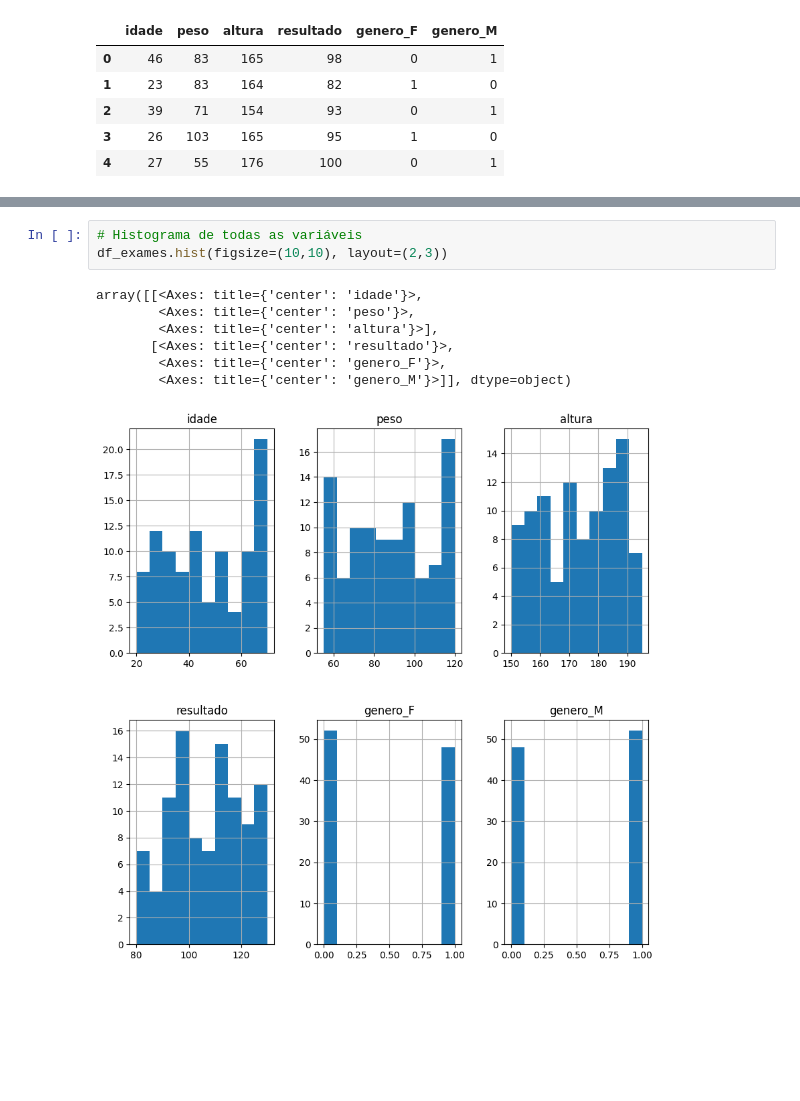
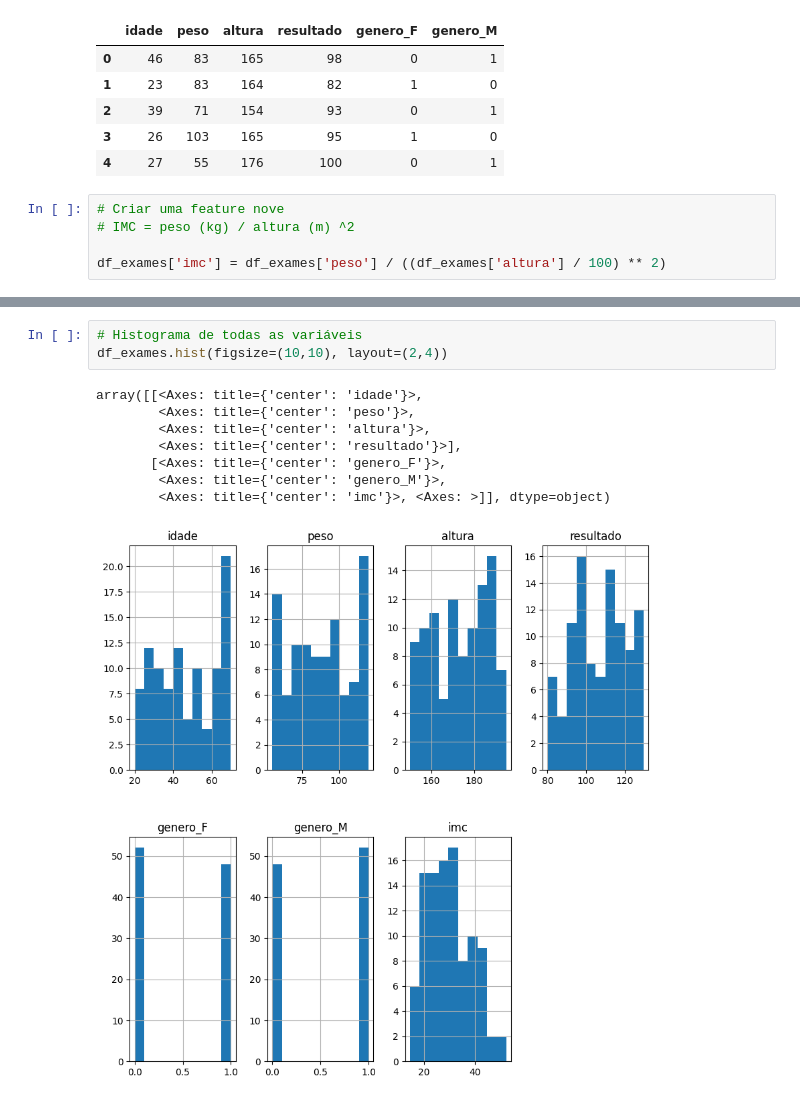
Before and after one commit to Tamicktom/modelo-diabetes, a Jupyter notebook: modelo_diabetes.ipynb, the cells around one changed output, grey strips where cells are left out. Saved outputs shown, nothing was run; the diff lists cells and outputs as text; blank space fills up the shorter version.

```diff
--- a/modelo_diabetes.ipynb
+++ b/modelo_diabetes.ipynb
@@ -58,6 +58,11 @@ df_exames.head()
 | 2 | 39 | 71 | 154 | 93 | 0 | 1 |
 | 3 | 26 | 103 | 165 | 95 | 1 | 0 |
 | 4 | 27 | 55 | 176 | 100 | 0 | 1 |
+# %%
+# Criar uma feature nove
+# IMC = peso (kg) / altura (m) ^2
+
+df_exames['imc'] = df_exames['peso'] / ((df_exames['altura'] / 100) ** 2)
 # %%
 # Apresentar Mapa de Calor com a correlação entre as variáveis
 sns.heatmap(df_exames.corr(), annot=True, vmin=-1,vmax=1,cmap='coolwarm', fmt='.2f', linewidths=0.5)
@@ -96,11 +101,12 @@ array([[<Axes: xlabel='idade', ylabel='idade'>,
 # %%
 # Histograma de todas as variáveis
-df_exames.hist(figsize=(10,10), layout=(2,3))
+df_exames.hist(figsize=(10,10), layout=(2,4))
 # %% [output]
 array([[<Axes: title={'center': 'idade'}>,
         <Axes: title={'center': 'peso'}>,
-        <Axes: title={'center': 'altura'}>],
-       [<Axes: title={'center': 'resultado'}>,
-        <Axes: title={'center': 'genero_F'}>,
-        <Axes: title={'center': 'genero_M'}>]], dtype=object)
+        <Axes: title={'center': 'altura'}>,
+        <Axes: title={'center': 'resultado'}>],
+       [<Axes: title={'center': 'genero_F'}>,
+        <Axes: title={'center': 'genero_M'}>,
+        <Axes: title={'center': 'imc'}>, <Axes: >]], dtype=object)
-[figure, old version]
+[figure, new version]
```
Also changed, not shown: parts of 3 cells of this notebook.
